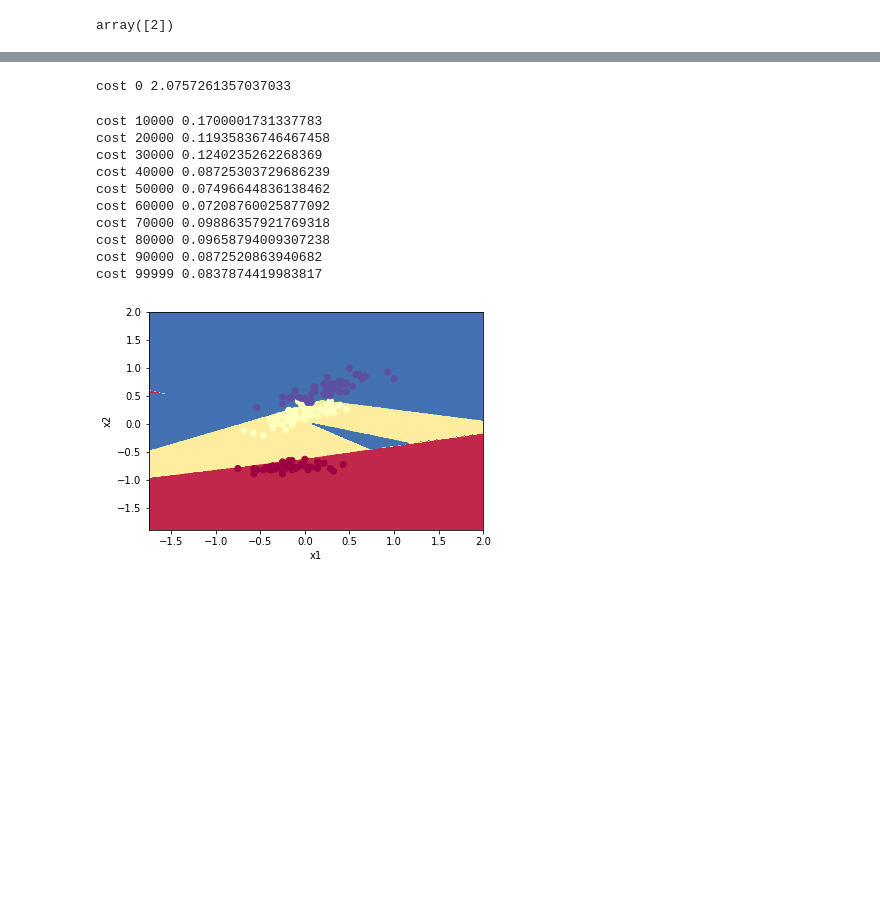
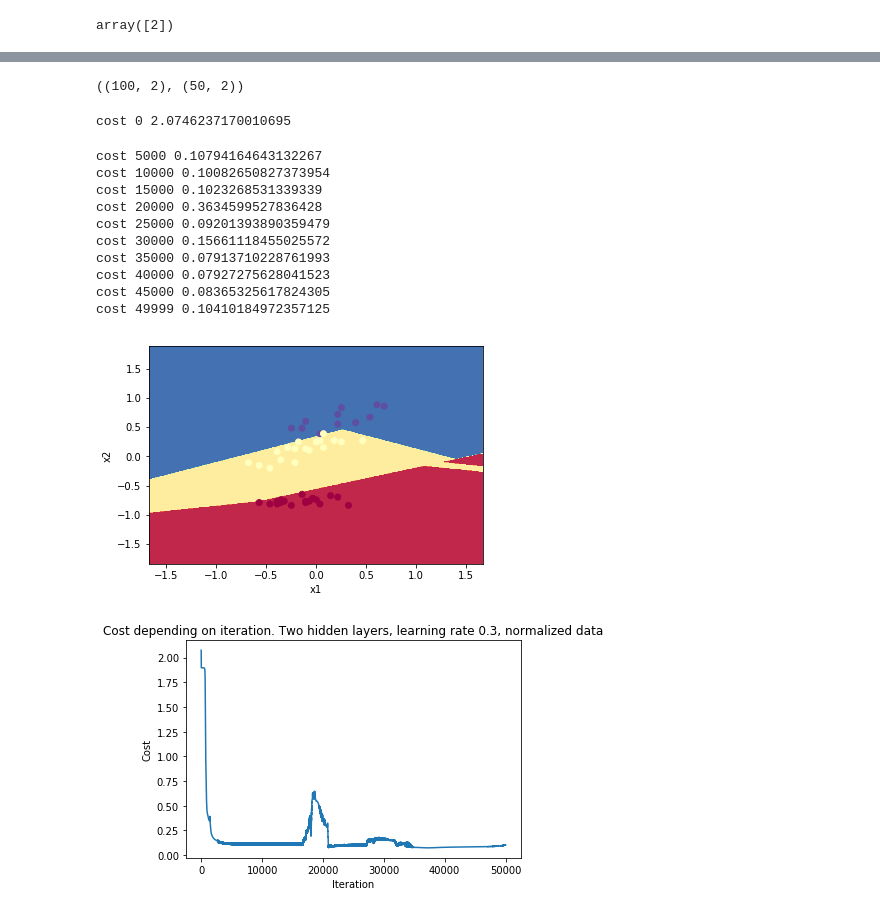
Before and after one commit to mkuzmik/neural-networks, a Jupyter notebook: mlp.ipynb, the cells around one changed output, grey strips where cells are left out. Saved outputs shown, nothing was run; the diff lists cells and outputs as text; code cells hidden in the pictures; blank space fills up the shorter version.

```diff
--- a/mlp.ipynb
+++ b/mlp.ipynb
@@ -302,14 +299,18 @@ def mlp_network(X, Y, iterations = 1000, hidden_layers=[10], activation='sigmoid
     (W, partials)
     W -- weights of optimal neural network
     partials -- 10 partial results of not-yet-fully-learned network
+    costs -- array of costs from each iteration
     """
 
     sizes = layers_sizes(X, Y, hidden_layers)
     W = initialize_nn(sizes)
     partials = []
+    costs = []
 
     for i in range(iterations):
         A, cache = forward_propagation(X, W)
+
+        costs += [compute_cost(A, Y)]
 
         if (i+1) % int(iterations/10) == 1:
             print('cost', i, compute_cost(A, Y))
@@ -323,7 +324,7 @@ def mlp_network(X, Y, iterations = 1000, hidden_layers=[10], activation='sigmoid
         W = update_parameters(W, gradients, learning_rate)
 
     print('cost', i, compute_cost(A, Y))
-    return W, partials
+    return W, partials, costs
 
-optimal_W, partials = mlp_network(X, class_to_vec(Y), 1000, [6])
+optimal_W, partials, _ = mlp_network(X, class_to_vec(Y), 1000, [6])
 # %% [output]
@@ -371,0 +373,16 @@ cost 99999 0.18991990400337175
+# %%
+from sklearn.model_selection import train_test_split
+
+def plot_cost(costs, info):
+    plt.figure();
+    plt.title("Cost depending on iteration. {}".format(info))
+    plt.ylabel("Cost")
+    plt.xlabel("Iteration")
+    plt.plot(costs);
+
+#iris divided into test and train
+
+
+nn,_,cost = mlp_network(X_train, class_to_vec(y_train), 50000, [10, 10], learning_rate=0.3)
+plot_decision_boundary(lambda x: predict(x, nn), X_test.T, y_test.T)
+plot_cost(cost, "Two hidden layers, learning rate 0.3")
@@ -372,27 +403,37 @@ cost 99999 0.18991990400337175
+# %%
+X_train.shape, X_test.shape
+# %% [output]
+((100, 2), (50, 2))
 # %%
 def normalize(M):
     m = M - M.mean(axis=0)
     return m / np.abs(m).max(axis=0)
 # %%
 #iris dataset normalized
-Xl = normalize(X)
-Yl = Y
+Xn = normalize(X)
+Yn = Y
 
-nn,_ = mlp_network(Xl, class_to_vec(Yl), 100000, [20,10], threshold=0.05, learning_rate=0.7)
-plot_decision_boundary(lambda x: predict(x, nn), Xl.T, Yl.T)
+#iris divided into test and train
+X_train, X_test, y_train, y_test = train_test_split(Xn, Yn, test_size=0.33)
+
+
+nn,_,cost = mlp_network(X_train, class_to_vec(y_train), 50000, [10, 10], learning_rate=0.3)
+plot_decision_boundary(lambda x: predict(x, nn), X_test.T, y_test.T)
+plot_cost(cost, "Two hidden layers, learning rate 0.3, normalized data")
 # %% [output]
-cost 0 2.0757261357037033
+cost 0 2.0746237170010695
-cost 10000 0.1700001731337783
-cost 20000 0.11935836746467458
-cost 30000 0.1240235262268369
-cost 40000 0.08725303729686239
-cost 50000 0.07496644836138462
-cost 60000 0.07208760025877092
-cost 70000 0.09886357921769318
-cost 80000 0.09658794009307238
-cost 90000 0.0872520863940682
-cost 99999 0.0837874419983817
+cost 5000 0.10794164643132267
+cost 10000 0.10082650827373954
+cost 15000 0.1023268531339339
+cost 20000 0.3634599527836428
+cost 25000 0.09201393890359479
+cost 30000 0.15661118455025572
+cost 35000 0.07913710228761993
+cost 40000 0.07927275628041523
+cost 45000 0.08365325617824305
+cost 49999 0.10410184972357125
-[figure, old version]
+[figure, new version]
+[figure, added]
 # %%
 def load_extra_datasets():
     N = 200
```
Also changed, not shown: parts of 9 cells of this notebook, 2 other files.
